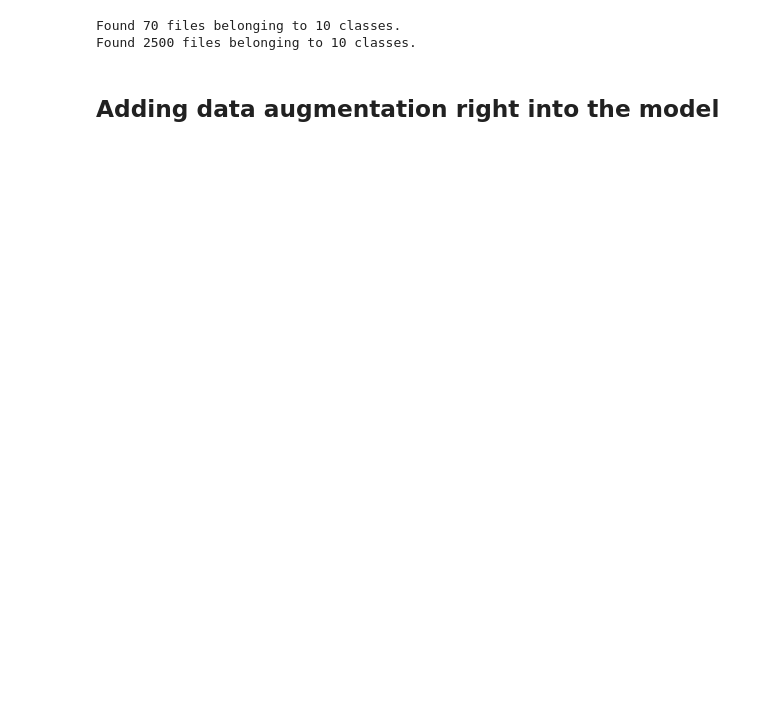
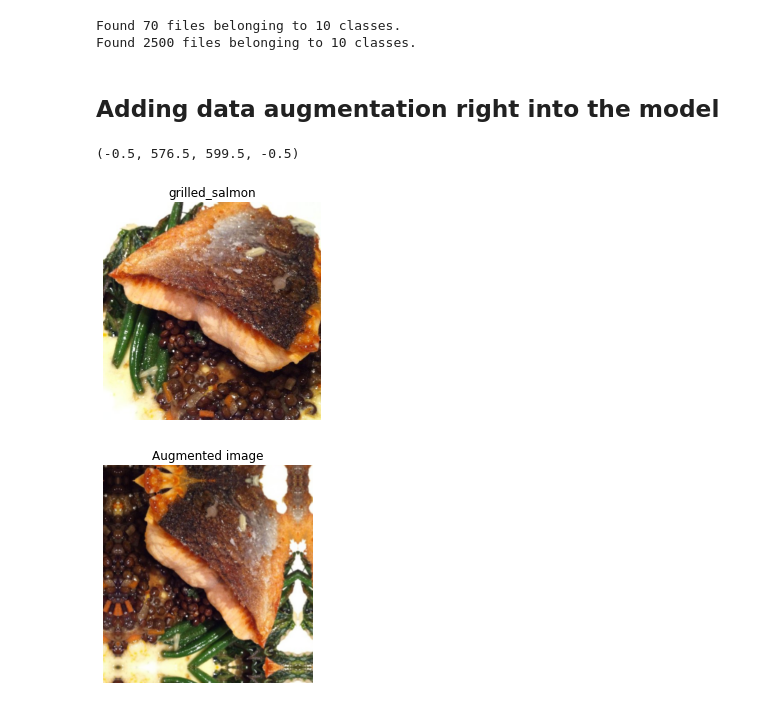
Before and after one commit to VinoJose/Tensorflow, a Jupyter notebook: 05_transfer_learning_in_tensorflow_part_2_fine_tuning.ipynb, the cells around one changed output. Saved outputs shown, nothing was run; the diff lists cells and outputs as text; code cells hidden in the pictures; blank space fills up the shorter version.

```diff
--- a/05_transfer_learning_in_tensorflow_part_2_fine_tuning.ipynb
+++ b/05_transfer_learning_in_tensorflow_part_2_fine_tuning.ipynb
@@ -402,10 +402,38 @@ from tensorflow.keras import layers
 from tensorflow.keras.layers.experimental import preprocessing
 
 # Create data augmentation stage with horizontal flipping, ratation, zooms etc
-data_augumentation = keras.Sequential([
+data_augmentation = keras.Sequential([
                                        preprocessing.RandomFlip("horizontal"),
                                        preprocessing.RandomRotation(0.2),
                                        preprocessing.RandomZoom(0.2),
                                        preprocessing.RandomHeight(0.2),
                                        preprocessing.RandomWidth(0.2)
 ], name="data_augmentation")
+# %%
+# View random image and compare it to it's augmented version
+import matplotlib.pyplot as plt
+import matplotlib.image as mpimg
+import os
+import random
+
+target_class = random.choice(train_data_1_percent.class_names)
+target_dir = "10_food_classes_1_percent/train/" + target_class
+random_image = random.choice(os.listdir(target_dir))
+random_image_path = target_dir + "/" + random_image
+
+# Read the random image
+img =  mpimg.imread(random_image_path)
+plt.imshow(img)
+plt.title(target_class)
+plt.axis(False)
+
+# Augment the image and visualize it.
+aug_img = data_augmentation(img)
+plt.figure()
+plt.imshow(aug_img/255.)
+plt.title(f"Augmented image")
+plt.axis(False)
+# %% [output]
+(-0.5, 576.5, 599.5, -0.5)
+[figure, added]
+[figure, added]
```
Also changed, not shown: parts of 10 cells of this notebook.
